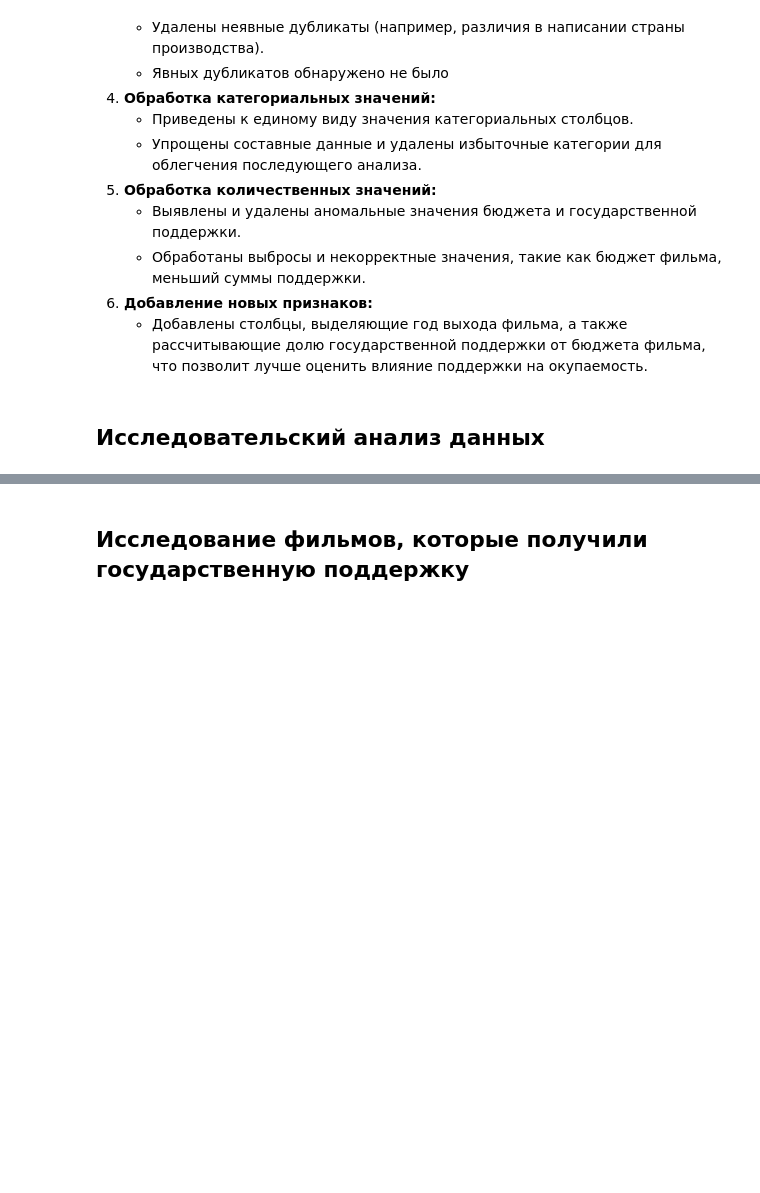
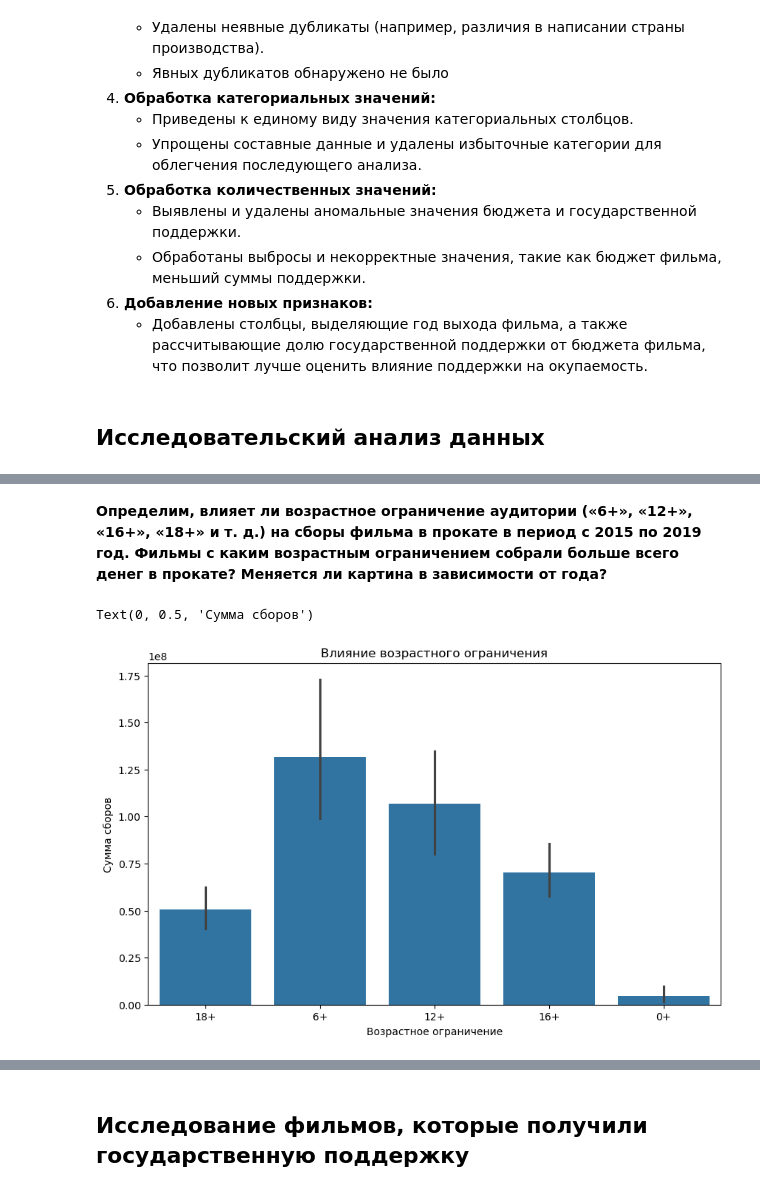
Before and after one commit to arina-fedorova/DataAnalysis, a Jupyter notebook: RU/Исследование данных о российском кинопрокате/film_distribution_analysis.ipynb, the cells around one changed output, grey strips where cells are left out. Drawn from its saved outputs; the diff is of its cells as text; code cells hidden in the pictures; blank space fills up the shorter version.

```diff
--- a/RU/Исследование данных о российском кинопрокате/film_distribution_analysis.ipynb
+++ b/RU/Исследование данных о российском кинопрокате/film_distribution_analysis.ipynb
@@ -536,0 +605,15 @@ data.head()
+# %% [markdown]
+**Определим, влияет ли возрастное ограничение аудитории («6+», «12+», «16+», «18+» и т. д.) на сборы фильма в прокате в период с 2015 по 2019 год. Фильмы с каким возрастным ограничением собрали больше всего денег в прокате? Меняется ли картина в зависимости от года?**
+# %%
+# Возьмем срез данных с 2015 по 2019 год
+data_slice_2015_2019 = data.query('year > 2015').copy()
+
+# Влияние возрастных ограничений на сумму сборов
+plt.figure(figsize=(10, 6))
+sns.barplot(x=data['age_restriction'], y=data['box_office'])
+plt.title('Влияние возрастного ограничения')
+plt.xlabel('Возрастное ограничение')
+plt.ylabel('Сумма сборов')
+# %% [output]
+Text(0, 0.5, 'Сумма сборов')
+[figure, added]
```
Also changed, not shown: parts of 9 cells of this notebook.
